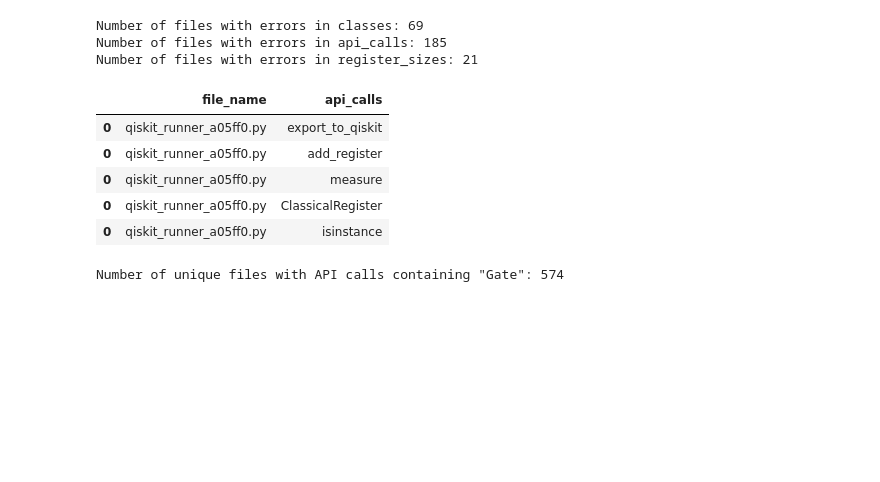
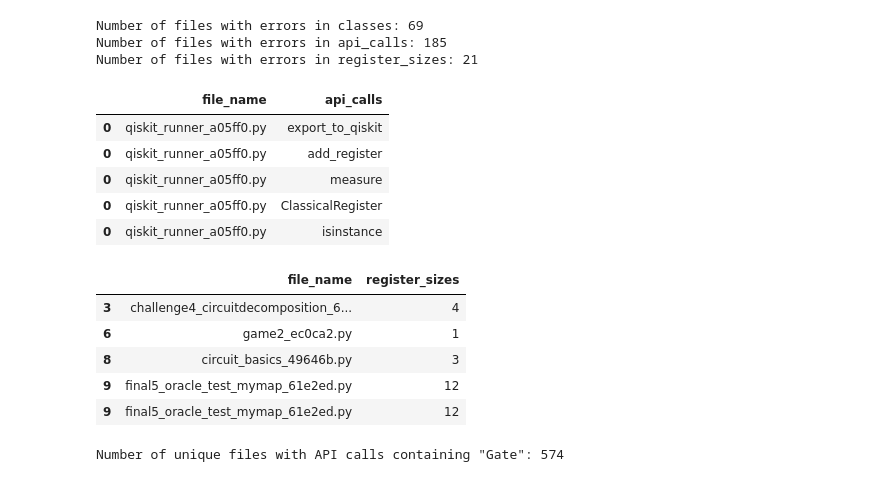
Before and after one commit to sola-st/LintQ, a Jupyter notebook: notebooks/13_EDA_Dataset_LintQ.ipynb, the cells around one changed output. Drawn from its saved outputs; the diff is of its cells as text; code cells hidden in the pictures; blank space fills up the shorter version.

```diff
--- a/notebooks/13_EDA_Dataset_LintQ.ipynb
+++ b/notebooks/13_EDA_Dataset_LintQ.ipynb
@@ -221,6 +221,15 @@ df_api_calls.head()
 | 0 | qiskit_runner_a05ff0.py | measure |
 | 0 | qiskit_runner_a05ff0.py | ClassicalRegister |
 | 0 | qiskit_runner_a05ff0.py | isinstance |
+# %%
+df_register_sizes.head()
+# %% [output]
+|  | file_name | register_sizes |
+| 3 | challenge4_circuitdecomposition_6... | 4 |
+| 6 | game2_ec0ca2.py | 1 |
+| 8 | circuit_basics_49646b.py | 3 |
+| 9 | final5_oracle_test_mymap_61e2ed.py | 12 |
+| 9 | final5_oracle_test_mymap_61e2ed.py | 12 |
 # %%
 # filter all API calls containing "Gate"
 top_k = 30
```
Also changed, not shown: parts of 8 cells of this notebook.
